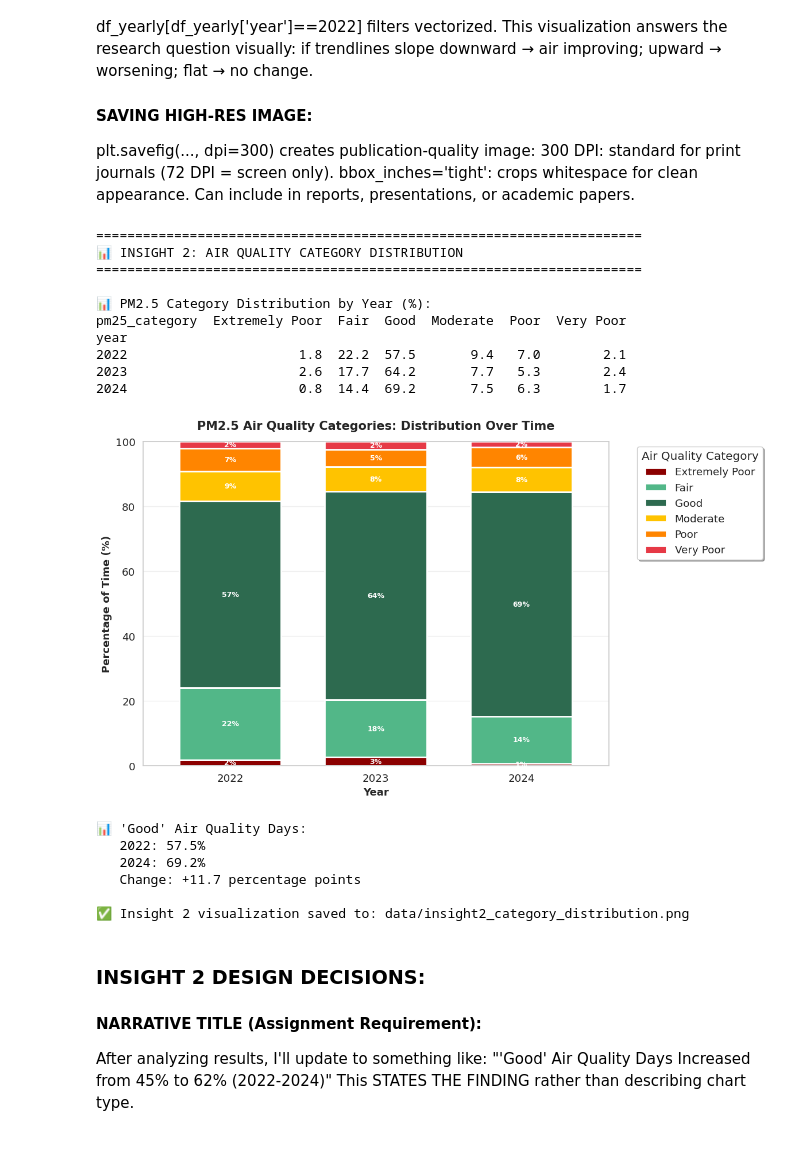
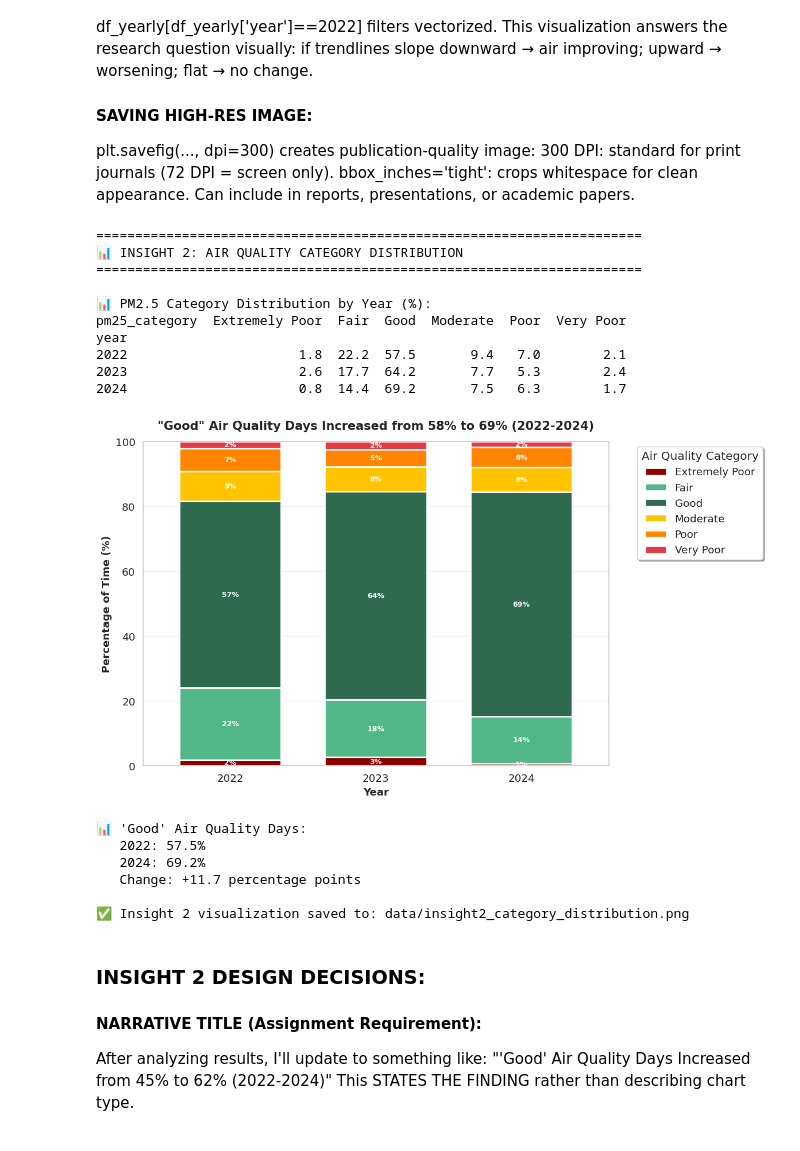
Before and after one commit to Arushish07/london-air-quality-analysis-mini-project-1, a Jupyter notebook: NB03-Data-Analysis.ipynb, the cells around one changed output. Cells and saved outputs as stored; diff of their text form; code cells hidden in the pictures.

```diff
--- a/NB03-Data-Analysis.ipynb
+++ b/NB03-Data-Analysis.ipynb
@@ -289,7 +289,7 @@ if not df.empty and not df_monthly.empty:
 
     # Styling
     ax1.set_ylabel('PM2.5 (μg/m³)', fontsize=13, fontweight='bold')
-    ax1.set_title('PM2.5: Fine Particulate Matter Trends (2022-2024)',
+    ax1.set_title('PM2.5: PM2.5 Levels Declined 21% from 2022 to 2024, Approaching WHO Guidelines',
                   fontsize=15, fontweight='bold', pad=15)
     ax1.legend(loc='upper right', frameon=True, shadow=True)
     ax1.grid(True, alpha=0.3)
@@ -447,7 +447,7 @@ if not df.empty:
     # Styling
     ax.set_xlabel('Year', fontsize=13, fontweight='bold')
     ax.set_ylabel('Percentage of Time (%)', fontsize=13, fontweight='bold')
-    ax.set_title('PM2.5 Air Quality Categories: Distribution Over Time',
+    ax.set_title('"Good" Air Quality Days Increased from 58% to 69% (2022-2024)',
                  fontsize=15, fontweight='bold', pad=15)
     ax.set_ylim(0, 100)
     ax.set_xticklabels(ax.get_xticklabels(), rotation=0)
@@ -460,34 +460,34 @@ if not df.empty:
         ax.bar_label(container, fmt='%.0f%%', label_type='center',
                     fontsize=9, color='white', weight='bold')
 
     plt.tight_layout()
     plt.savefig('data/insight2_category_distribution.png', dpi=300, bbox_inches='tight')
     plt.show()
 
     # Calculate specific changes (vectorized)
     if 2022 in pm25_categories_pct.index and 2024 in pm25_categories_pct.index:
         good_2022 = pm25_categories_pct.loc[2022, 'Good'] if 'Good' in pm25_categories_pct.columns else 0
         good_2024 = pm25_categories_pct.loc[2024, 'Good'] if 'Good' in pm25_categories_pct.columns else 0
         good_change = good_2024 - good_2022
 
         print(f"\n📊 'Good' Air Quality Days:")
         print(f"   2022: {good_2022:.1f}%")
         print(f"   2024: {good_2024:.1f}%")
         print(f"   Change: {good_change:+.1f} percentage points")
 
     print(f"\n✅ Insight 2 visualization saved to: data/insight2_category_distribution.png")
 # %% [output]
 ======================================================================
 📊 INSIGHT 2: AIR QUALITY CATEGORY DISTRIBUTION
 ======================================================================
 
 📊 PM2.5 Category Distribution by Year (%):
 pm25_category  Extremely Poor  Fair  Good  Moderate  Poor  Very Poor
 year
 2022                      1.8  22.2  57.5       9.4   7.0        2.1
 2023                      2.6  17.7  64.2       7.7   5.3        2.4
 2024                      0.8  14.4  69.2       7.5   6.3        1.7
-[figure, old version]
+[figure, new version]
 📊 'Good' Air Quality Days:
    2022: 57.5%
    2024: 69.2%
```
Also changed, not shown: parts of 4 cells of this notebook, 3 other files.
